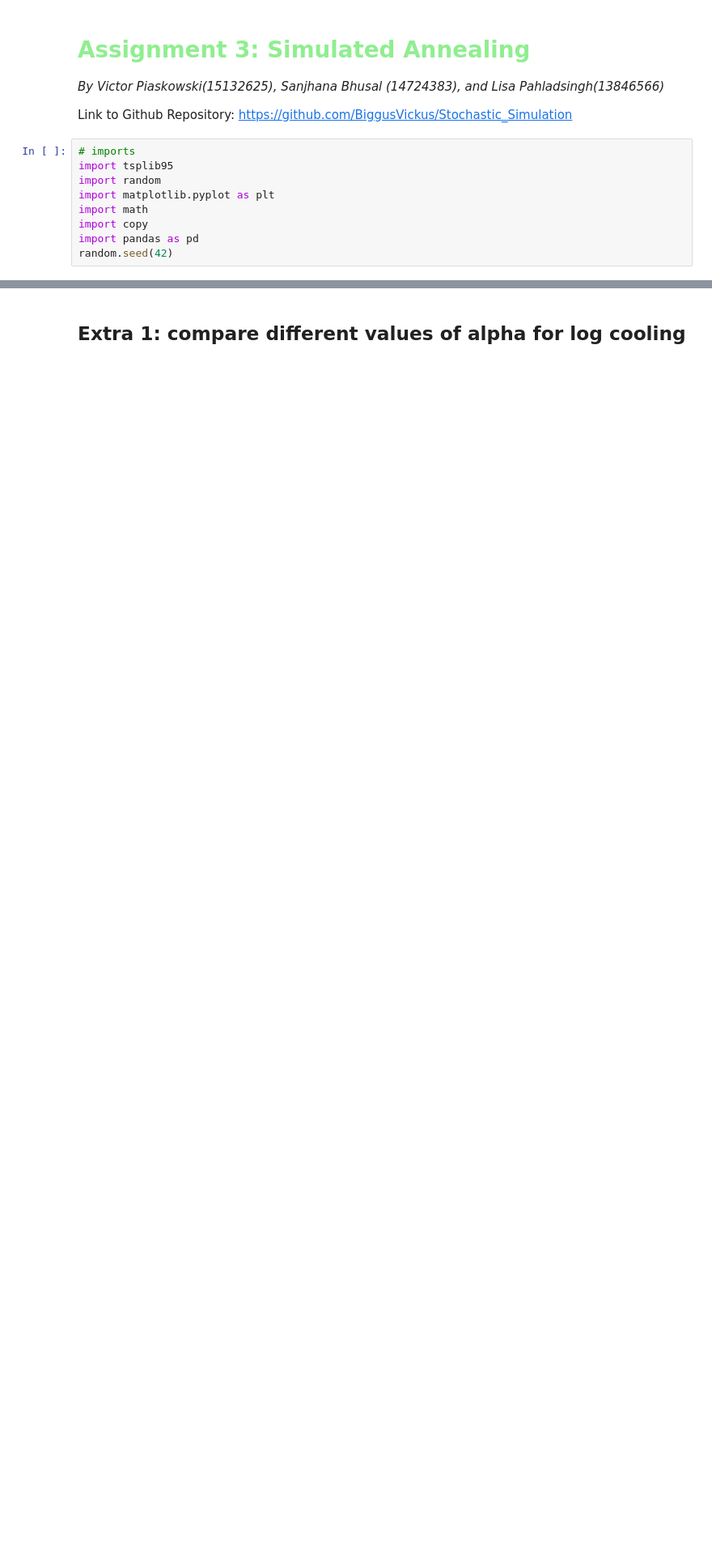
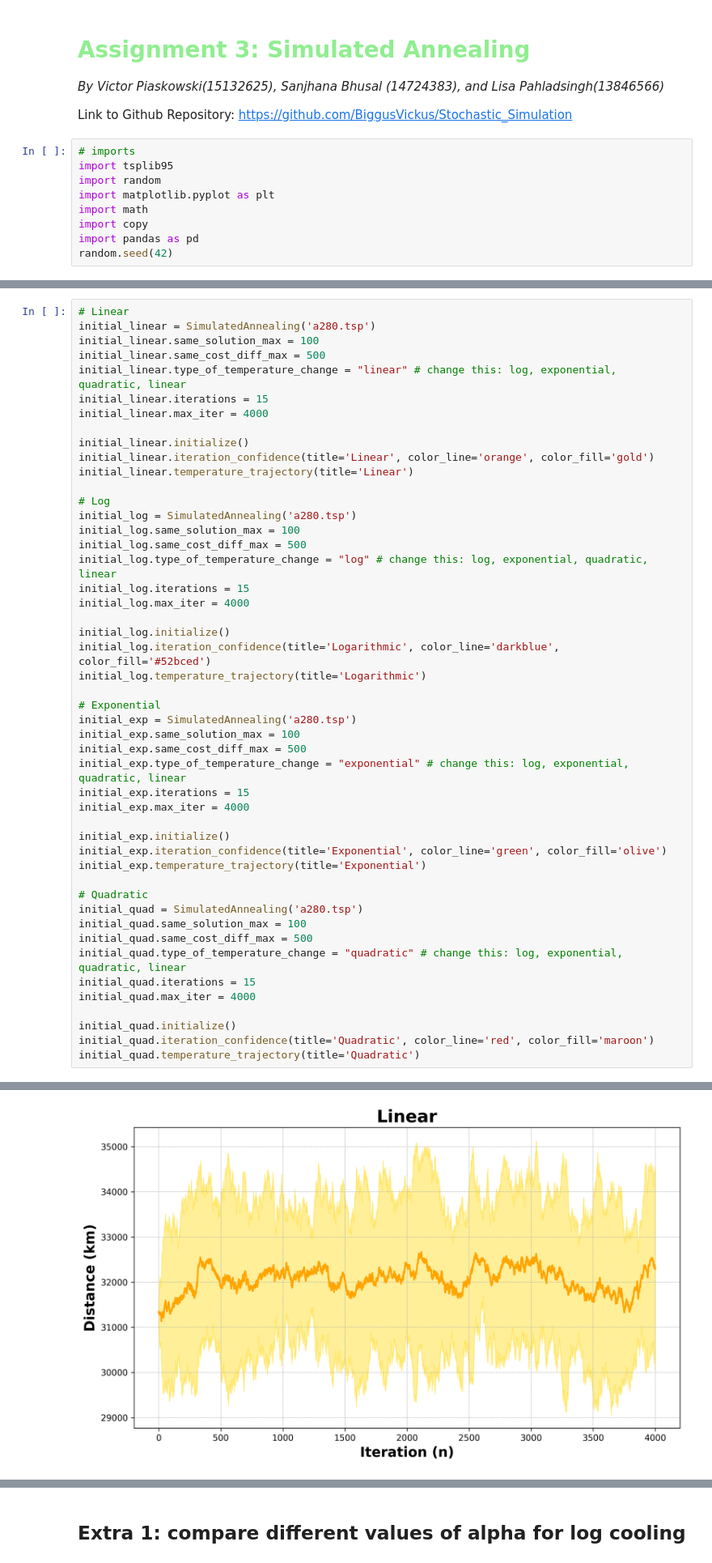
Before and after one commit to BiggusVickus/Stochastic_Simulation, a Jupyter notebook: Assignment 3/LisaPahladsingh_13846566_SanjhanaBhusal_14724383_VictorPiaskowski_15132625_Assignment2.ipynb, the cells around one changed output, grey strips where cells are left out. Shown at 81% size. Cells and saved outputs as stored; diff of their text form; blank space fills up the shorter version.

Commit message:
correct graphs

```diff
--- a/Assignment 3/LisaPahladsingh_13846566_SanjhanaBhusal_14724383_VictorPiaskowski_15132625_Assignment2.ipynb
+++ b/Assignment 3/LisaPahladsingh_13846566_SanjhanaBhusal_14724383_VictorPiaskowski_15132625_Assignment2.ipynb
@@ -517,0 +461,49 @@ Iteration:  0
+# %%
+# Linear
+initial_linear = SimulatedAnnealing('a280.tsp')
+initial_linear.same_solution_max = 100
+initial_linear.same_cost_diff_max = 500
+initial_linear.type_of_temperature_change = "linear" # change this: log, exponential, quadratic, linear
+initial_linear.iterations = 15
+initial_linear.max_iter = 4000
+
+initial_linear.initialize()
+initial_linear.iteration_confidence(title='Linear', color_line='orange', color_fill='gold')
+initial_linear.temperature_trajectory(title='Linear')
+
+# Log
+initial_log = SimulatedAnnealing('a280.tsp')
+initial_log.same_solution_max = 100
+initial_log.same_cost_diff_max = 500
+initial_log.type_of_temperature_change = "log" # change this: log, exponential, quadratic, linear
+initial_log.iterations = 15
+initial_log.max_iter = 4000
+
+initial_log.initialize()
+initial_log.iteration_confidence(title='Logarithmic', color_line='darkblue', color_fill='#52bced')
+initial_log.temperature_trajectory(title='Logarithmic')
+
+# Exponential
+initial_exp = SimulatedAnnealing('a280.tsp')
+initial_exp.same_solution_max = 100
+initial_exp.same_cost_diff_max = 500
+initial_exp.type_of_temperature_change = "exponential" # change this: log, exponential, quadratic, linear
+initial_exp.iterations = 15
+initial_exp.max_iter = 4000
+
+initial_exp.initialize()
+initial_exp.iteration_confidence(title='Exponential', color_line='green', color_fill='olive')
+initial_exp.temperature_trajectory(title='Exponential')
+
+# Quadratic
+initial_quad = SimulatedAnnealing('a280.tsp')
+initial_quad.same_solution_max = 100
+initial_quad.same_cost_diff_max = 500
+initial_quad.type_of_temperature_change = "quadratic" # change this: log, exponential, quadratic, linear
+initial_quad.iterations = 15
+initial_quad.max_iter = 4000
+
+initial_quad.initialize()
+initial_quad.iteration_confidence(title='Quadratic', color_line='red', color_fill='maroon')
+initial_quad.temperature_trajectory(title='Quadratic')
+# %% [output]
@@ -517,0 +525 @@ Iteration:  0
+[figure, added]
```
Also changed, not shown: parts of 17 cells of this notebook.
